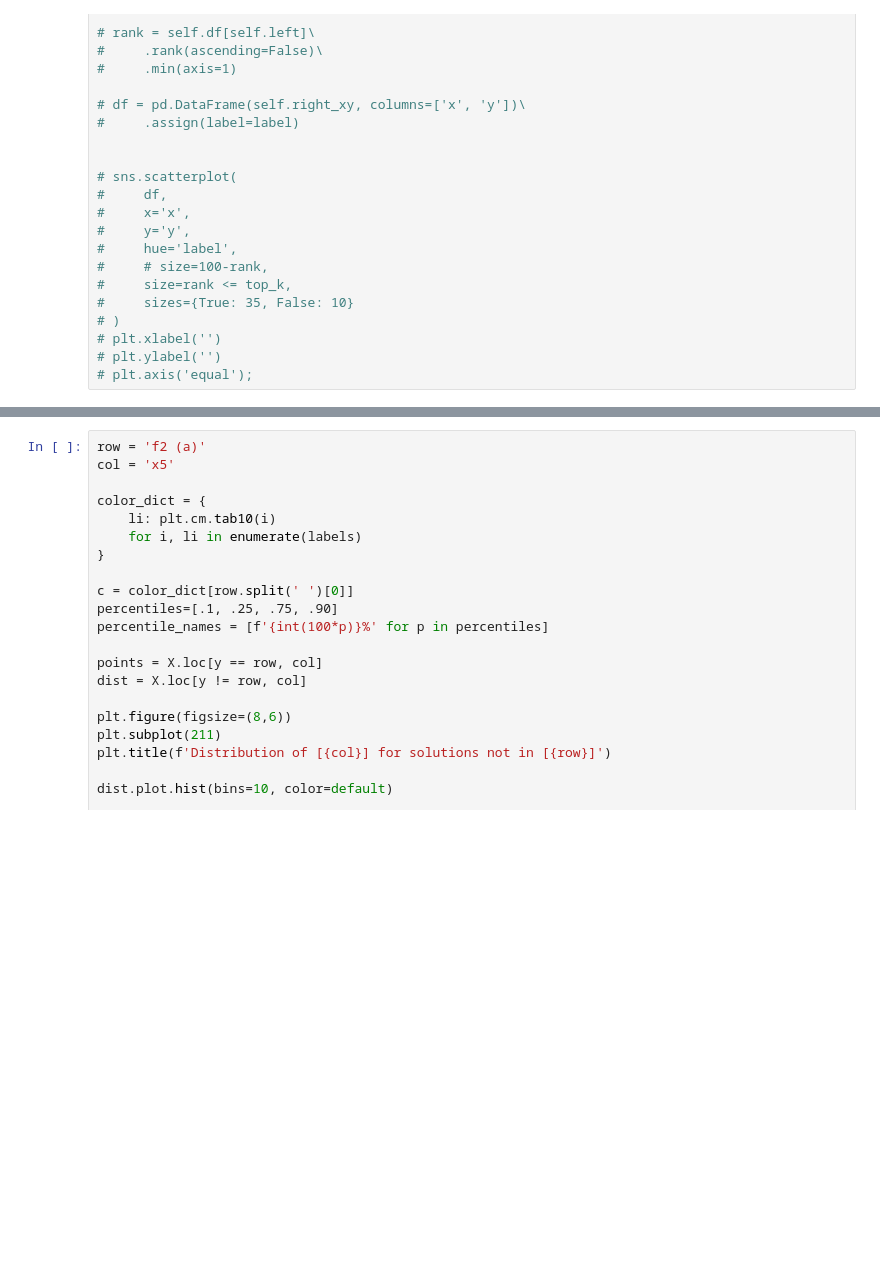
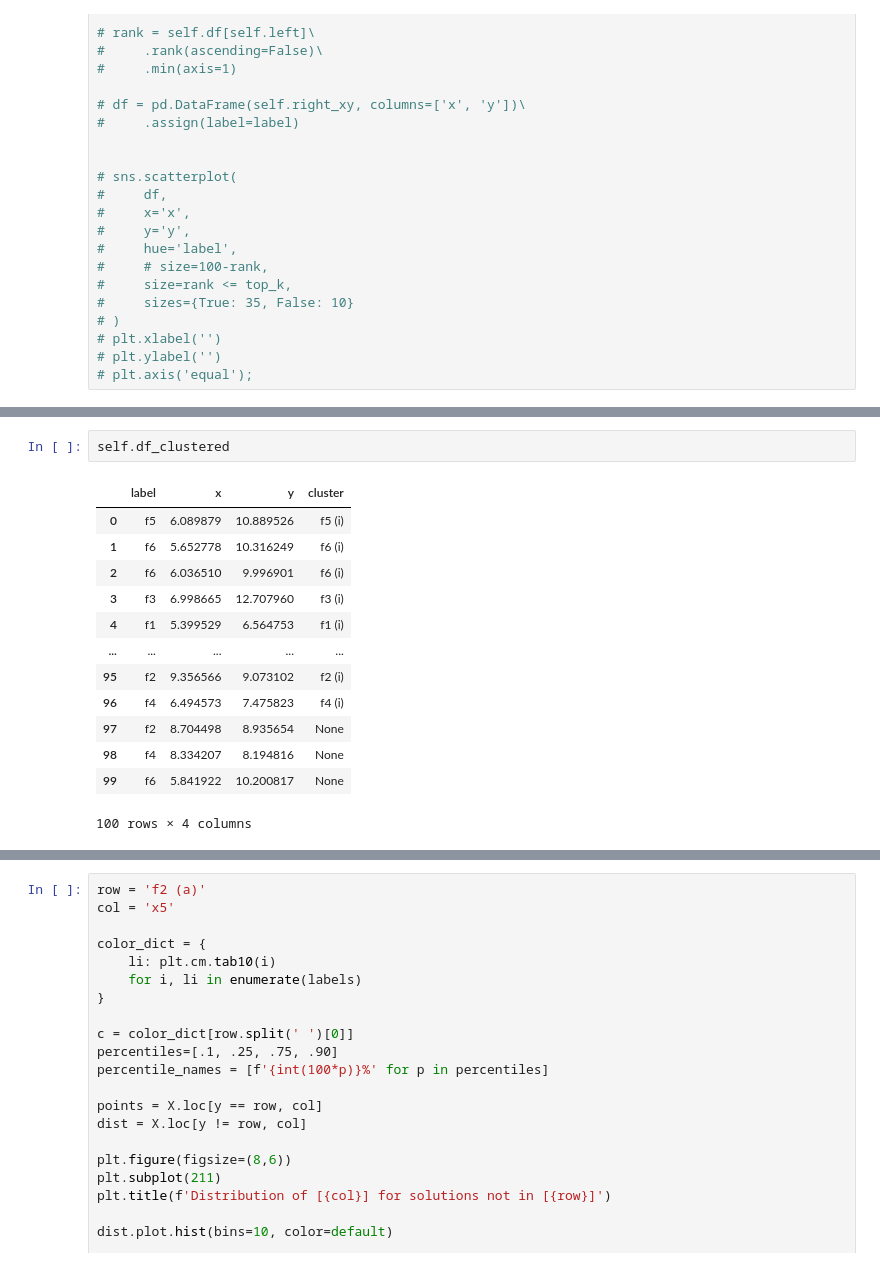
Before and after one commit to pnnl/pyMOODS, a Jupyter notebook: notebooks/Visualization Prototypes.ipynb, the cells around one changed output, grey strips where cells are left out. Cells and saved outputs as stored; diff of their text form; blank space fills up the shorter version.

```diff
--- a/notebooks/Visualization Prototypes.ipynb
+++ b/notebooks/Visualization Prototypes.ipynb
@@ -337,5 +353,21 @@ vis.explain_groups(
 [figure]
 [figure]
+# %%
+self.df_clustered
+# %% [output]
+|  | label | x | y | cluster |
+| 0 | f5 | 6.089879 | 10.889526 | f5 (i) |
+| 1 | f6 | 5.652778 | 10.316249 | f6 (i) |
+| 2 | f6 | 6.036510 | 9.996901 | f6 (i) |
+| 3 | f3 | 6.998665 | 12.707960 | f3 (i) |
+| 4 | f1 | 5.399529 | 6.564753 | f1 (i) |
+| ... | ... | ... | ... | ... |
+| 95 | f2 | 9.356566 | 9.073102 | f2 (i) |
+| 96 | f4 | 6.494573 | 7.475823 | f4 (i) |
+| 97 | f2 | 8.704498 | 8.935654 | None |
+| 98 | f4 | 8.334207 | 8.194816 | None |
+| 99 | f6 | 5.841922 | 10.200817 | None |
+100 rows × 4 columns
 # %%
 import vis
 from importlib import reload; reload(vis)
```
Also changed, not shown: parts of 7 cells of this notebook, 3 other files.
